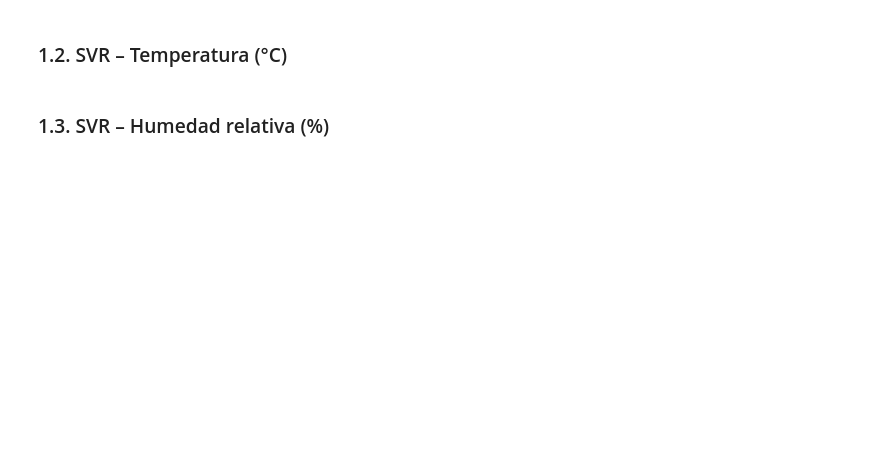
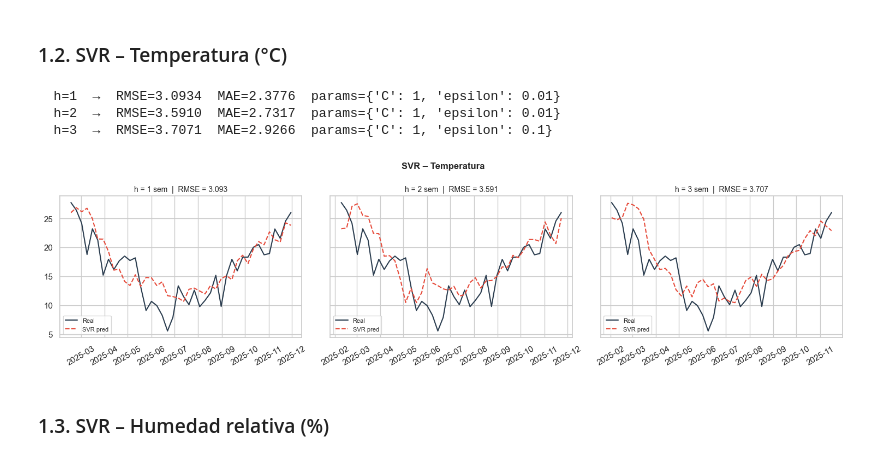
Before and after one commit to nataliamarinn/series_de_tiempo_austral, a Jupyter notebook: tp_series_grupo3_parte2.ipynb, the cells around one changed output. Drawn from its saved outputs; the diff is of its cells as text; code cells hidden in the pictures; blank space fills up the shorter version.

```diff
--- a/tp_series_grupo3_parte2.ipynb
+++ b/tp_series_grupo3_parte2.ipynb
@@ -326,11 +374,13 @@ plot_svr('Cortes de luz (EPE Rosario)', svr_cortes)
 # %% [markdown]
 ### 1.2. SVR – Temperatura (°C)
 # %%
-print("━━━━━━━━━━━━━━━━━━━━━━━━━━━━━━━━━━━━━━━━━━━━━━━━━━━━━━━")
-print(f"  SVR – Temperatura (°C)")
-print("━━━━━━━━━━━━━━━━━━━━━━━━━━━━━━━━━━━━━━━━━━━━━━━━━━━━━━━")
-svr_temp = train_svr_multistep(SERIES['Temp'])
-plot_svr('Temperatura (°C)', svr_temp)
+svr_temp = add_variability_metrics(train_svr_multistep(SERIES['Temp']))
+plot_svr('Temperatura', svr_temp)
+# %% [output]
+  h=1  →  RMSE=3.0934  MAE=2.3776  params={'C': 1, 'epsilon': 0.01}
+  h=2  →  RMSE=3.5910  MAE=2.7317  params={'C': 1, 'epsilon': 0.01}
+  h=3  →  RMSE=3.7071  MAE=2.9266  params={'C': 1, 'epsilon': 0.1}
+[figure, added]
 # %% [markdown]
 ### 1.3. SVR – Humedad relativa (%)
 # %%
```
Also changed, not shown: parts of 14 cells of this notebook.
